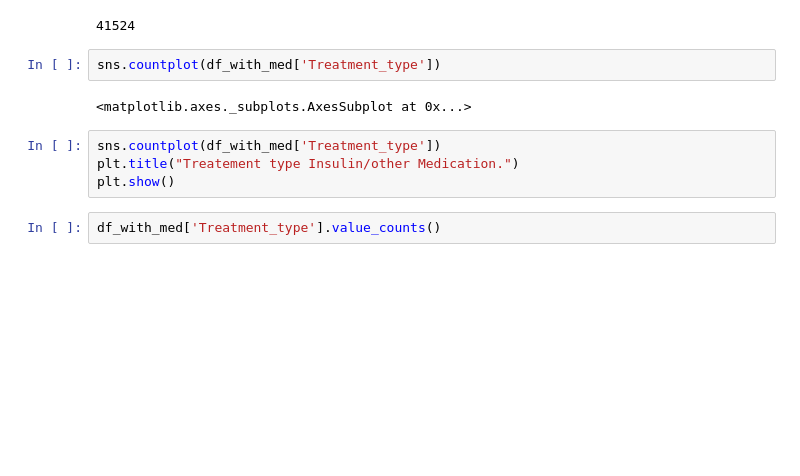
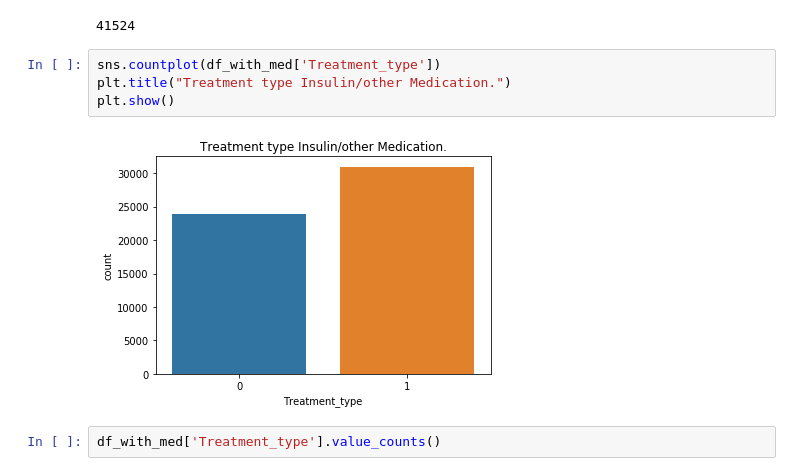
Before and after one commit to gauravkantrod/GLProject, a Jupyter notebook: Diabetes_Data_Cleaning_EDA_Baseline_model_part1.ipynb, the cells around one changed output. Drawn from its saved outputs; the diff is of its cells as text; blank space fills up the shorter version.

Commit message:
Updated ipynb as the Data visualizations were not visible in the earlier ipynb.

```diff
--- a/Diabetes_Data_Cleaning_EDA_Baseline_model_part1.ipynb
+++ b/Diabetes_Data_Cleaning_EDA_Baseline_model_part1.ipynb
@@ -747,12 +736,10 @@ len(set(df_with_med['patient_nbr']))
 41524
 # %%
 sns.countplot(df_with_med['Treatment_type'])
+plt.title("Treatment type Insulin/other Medication.")
+plt.show()
 # %% [output]
-<matplotlib.axes._subplots.AxesSubplot at 0x...>
+[figure, added]
-# %%
-sns.countplot(df_with_med['Treatment_type'])
-plt.title("Treatement type Insulin/other Medication.")
-plt.show()
 # %%
 df_with_med['Treatment_type'].value_counts()
 # %% [output]
```
Also changed, not shown: parts of 42 cells of this notebook.
